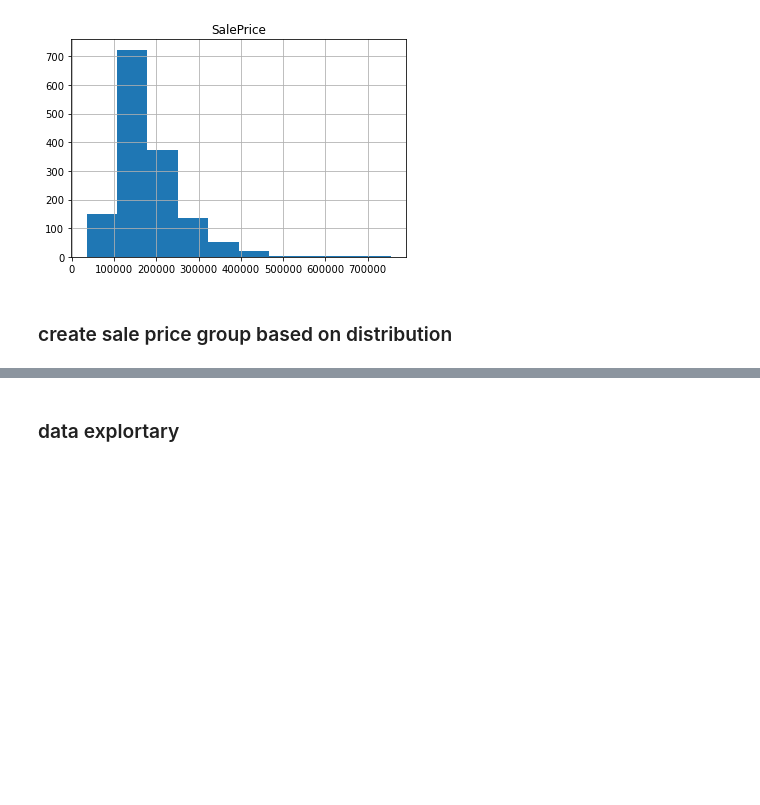
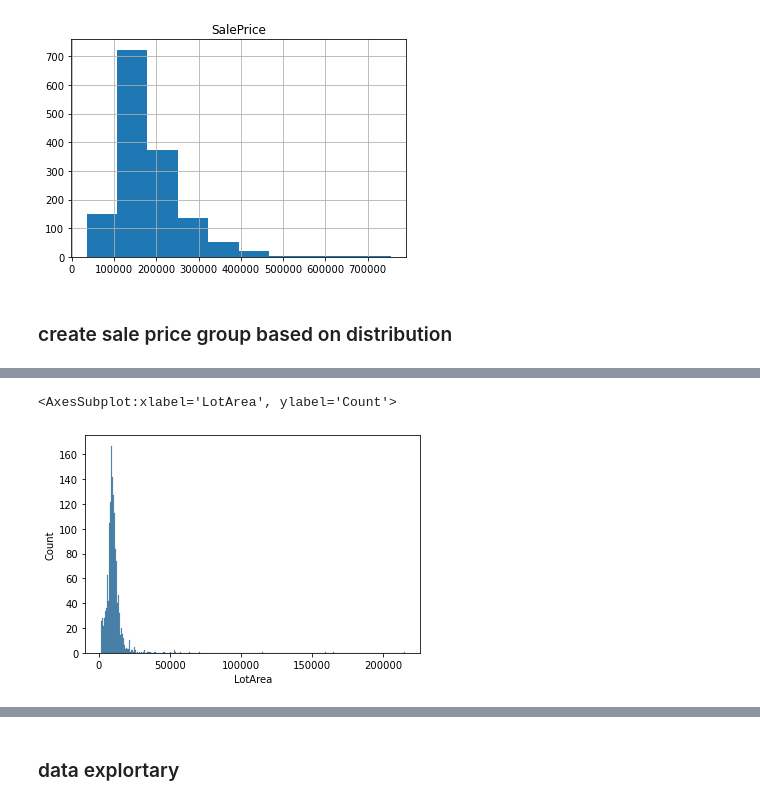
Before and after one commit to alicelo125/Kaggle---house-pricing, a Jupyter notebook: house.ipynb, the cells around one changed output, grey strips where cells are left out. Drawn from its saved outputs; the diff is of its cells as text; code cells hidden in the pictures; blank space fills up the shorter version.

```diff
--- a/house.ipynb
+++ b/house.ipynb
@@ -126,0 +119,6 @@ house_clean['PriceGroup'] = pd.cut(house_clean['SalePrice'], bins=bins, labels=l
+# %%
+sns.histplot(x='LotArea',data=house_clean)
+#skewed
+# %% [output]
+<AxesSubplot:xlabel='LotArea', ylabel='Count'>
+[figure, added]
```
Also changed, not shown: parts of 68 cells of this notebook.
